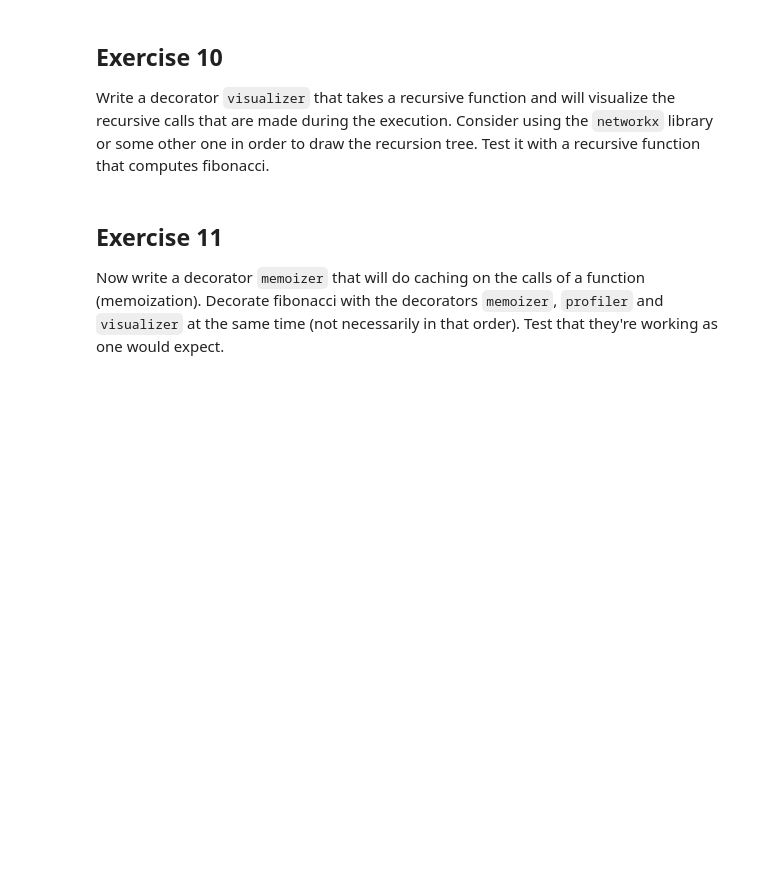
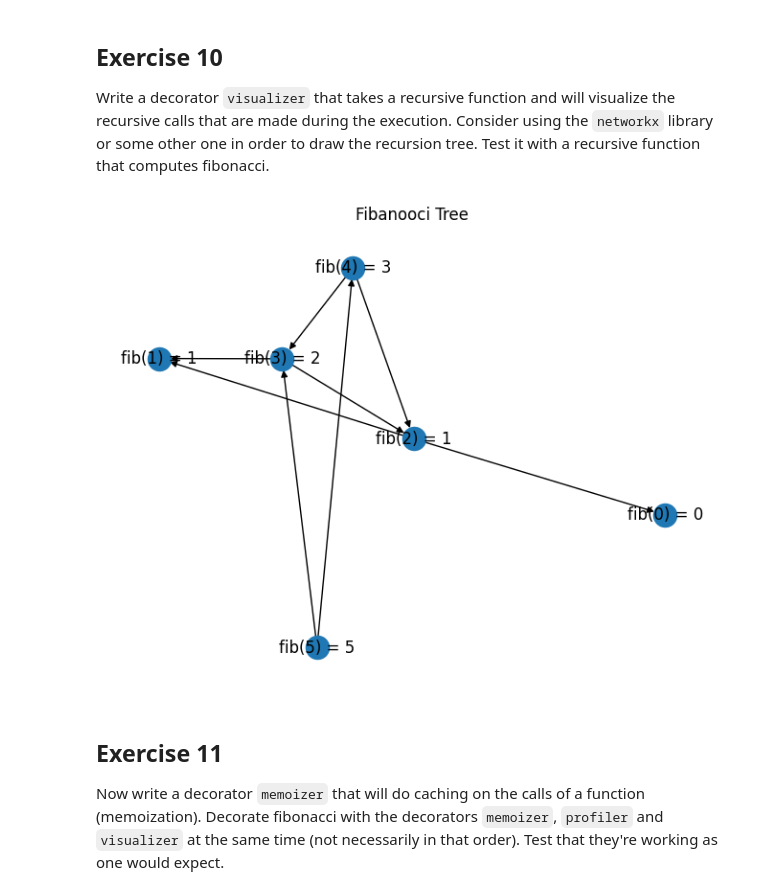
Before and after one commit to faranbutt/python-software-dev-msai, a Jupyter notebook: assignments/assignment_1.ipynb, the cells around one changed output. Cells and saved outputs as stored; diff of their text form; code cells hidden in the pictures; blank space fills up the shorter version.

```diff
--- a/assignments/assignment_1.ipynb
+++ b/assignments/assignment_1.ipynb
@@ -134,7 +302,13 @@ Write a decorator `visualizer` that takes a recursive function and will visualiz
 Consider using the `networkx` library or some other one in order to draw the recursion tree.
 Test it with a recursive function that computes fibonacci.
 # %%
+import networkx as nx
+@profiler
+@visulaize
 def fibonacci(n):
-    if n == 0 or n == 1:
-        return n
+  if n == 0:
+    return 0
+  elif n == 1:
+    return 1
+  else:
     return fibonacci(n-1) + fibonacci(n-2)
@@ -145,3 +338,8 @@ def visualizer(func):
+# %%
+fibonacci(5)
+fibonacci.visalizer()
+# %% [output]
+[figure, added]
 # %% [markdown]
 ## Exercise 11
 
```
Also changed, not shown: parts of 24 cells of this notebook.
